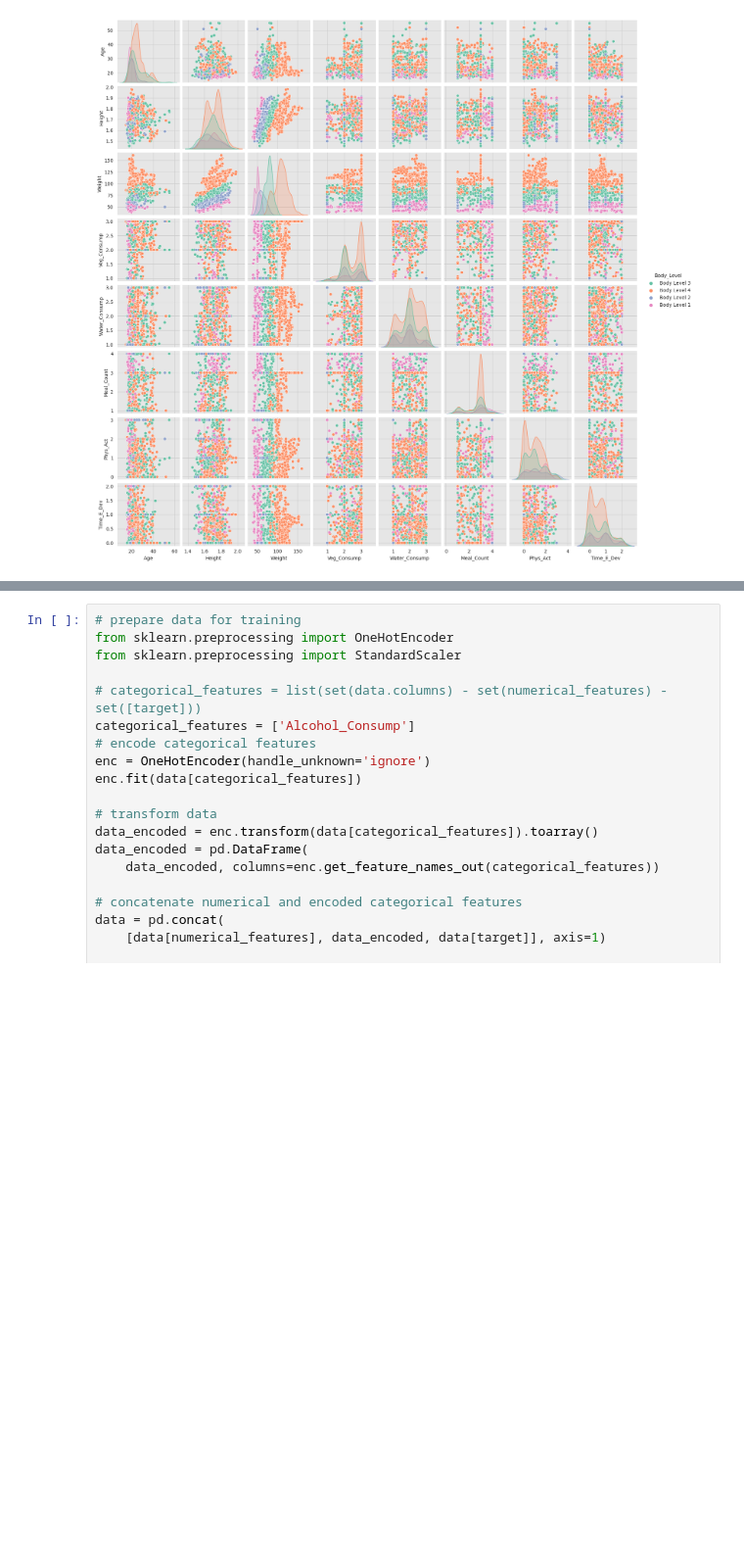
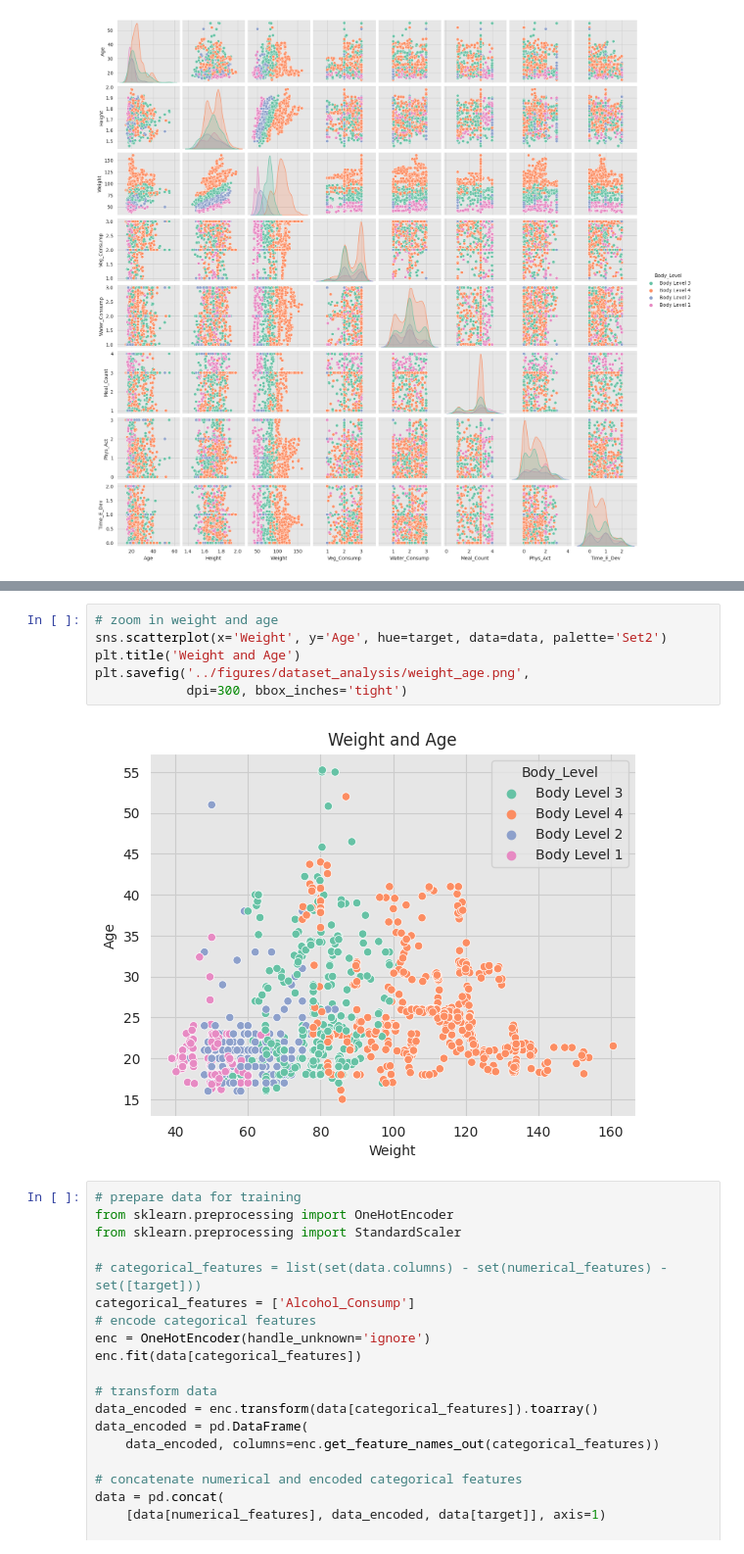
Before and after one commit to yahia3200/Body-Level-Classification, a Jupyter notebook: notebooks/dataset_analysis.ipynb, the cells around one changed output, grey strips where cells are left out. Shown at 98% size. Saved outputs shown, nothing was run; the diff lists cells and outputs as text; blank space fills up the shorter version.

```diff
--- a/notebooks/dataset_analysis.ipynb
+++ b/notebooks/dataset_analysis.ipynb
@@ -180,3 +183,11 @@ plt.show()
+# %%
+# zoom in weight and age
+sns.scatterplot(x='Weight', y='Age', hue=target, data=data, palette='Set2')
+plt.title('Weight and Age')
+plt.savefig('../figures/dataset_analysis/weight_age.png',
+            dpi=300, bbox_inches='tight')
+# %% [output]
+[figure, added]
 # %%
 # prepare data for training
 from sklearn.preprocessing import OneHotEncoder
```
Also changed, not shown: parts of 1 cell of this notebook, 3 other files.
